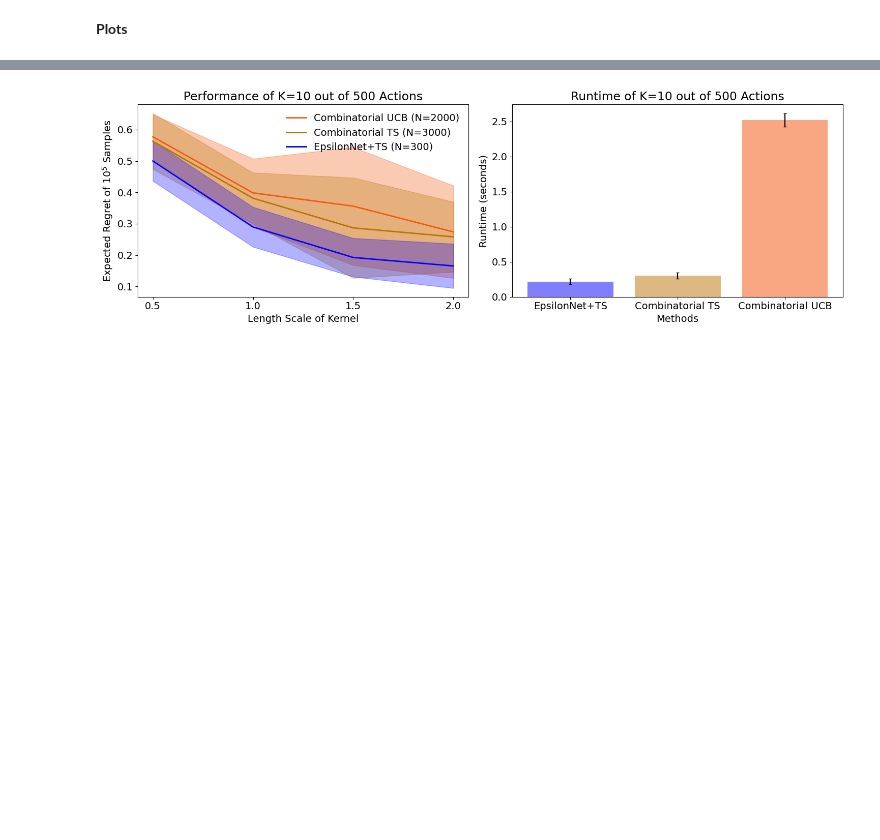
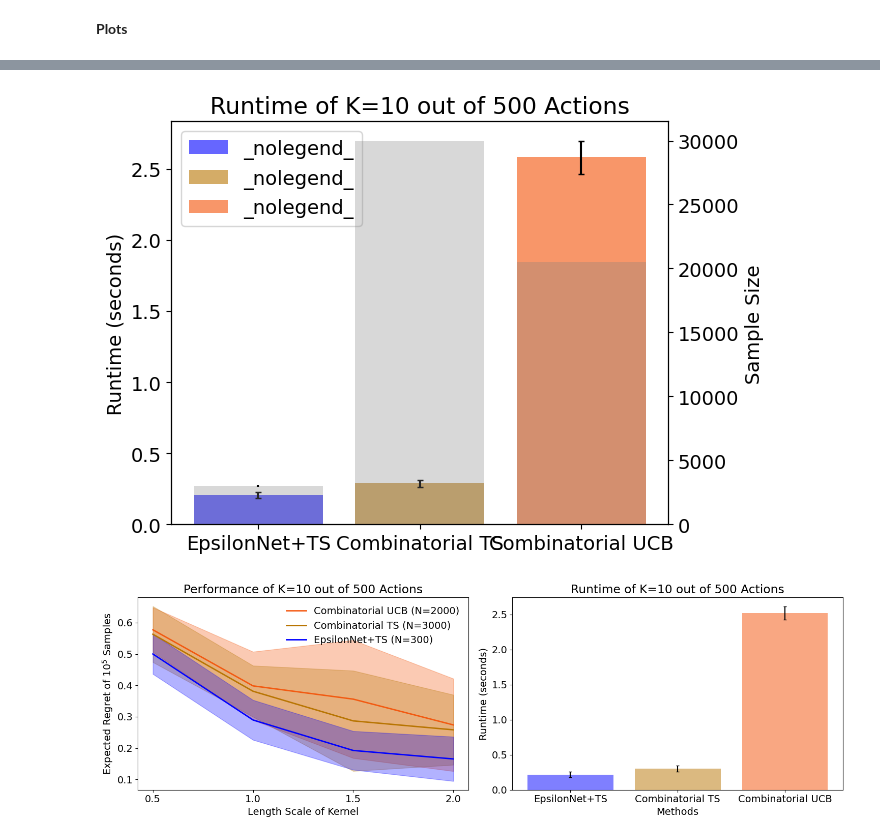
Before and after one commit to Quan-Zhou/MAB, a Jupyter notebook: RKHS_noise.ipynb, the cells around one changed output, grey strips where cells are left out. Cells and saved outputs as stored; diff of their text form; code cells hidden in the pictures; blank space fills up the shorter version.

```diff
--- a/RKHS_noise.ipynb
+++ b/RKHS_noise.ipynb
@@ -254,3 +381,50 @@ plt.rcParams.update({'font.size': 14})
+# %%
+fig, ax1 = plt.subplots(figsize=(7,5))
+
+functions = list(runtimes_array.keys())
+means = [runtimes_array[f].mean() for f in functions]
+stds = [runtimes_array[f].std() for f in functions]
+
+# First axis: runtime
+ax1.set_title(f"Runtime of K={K} out of 500 Actions")
+bars1 = ax1.bar(
+    [methodnames[key] for key in functions],
+    means,
+    yerr=stds,
+    capsize=2,
+    color=[colormap[key] for key in functions],
+    alpha=0.6,
+    label="Runtime"
+)
+ax1.set_ylabel("Runtime (seconds)", color="black")
+
+functions = list(samplesize_array.keys())
+means = [samplesize_array[f].mean() for f in functions]
+stds = [samplesize_array[f].std() for f in functions]
+
+# Second axis: sample size
+ax2 = ax1.twinx()
+bars2 = ax2.bar(
+    [methodnames[key] for key in functions],
+    means,
+    yerr=stds,
+    alpha=0.3,
+    color="gray"
+)
+ax2.set_ylabel("Sample Size", color="black")
+
+# Add legends
+bars = bars1
+labels = [b.get_label() for b in bars]
+ax1.legend(bars, labels, loc="upper left")
+
+# Save plot as a PDF without margins
+# plt.savefig("RKHS_runtime.pdf", format="pdf", bbox_inches='tight', pad_inches=0, transparent=True)
+
+plt.tight_layout()
+plt.show()
+# %% [output]
+[figure, added]
 # %%
 fig, axes = plt.subplots(1,2,figsize=(15, 5))  # (rows, cols)
 methods = ['epsilon','ts','ucb']
```
Also changed, not shown: parts of 8 cells of this notebook, 2 other files.
